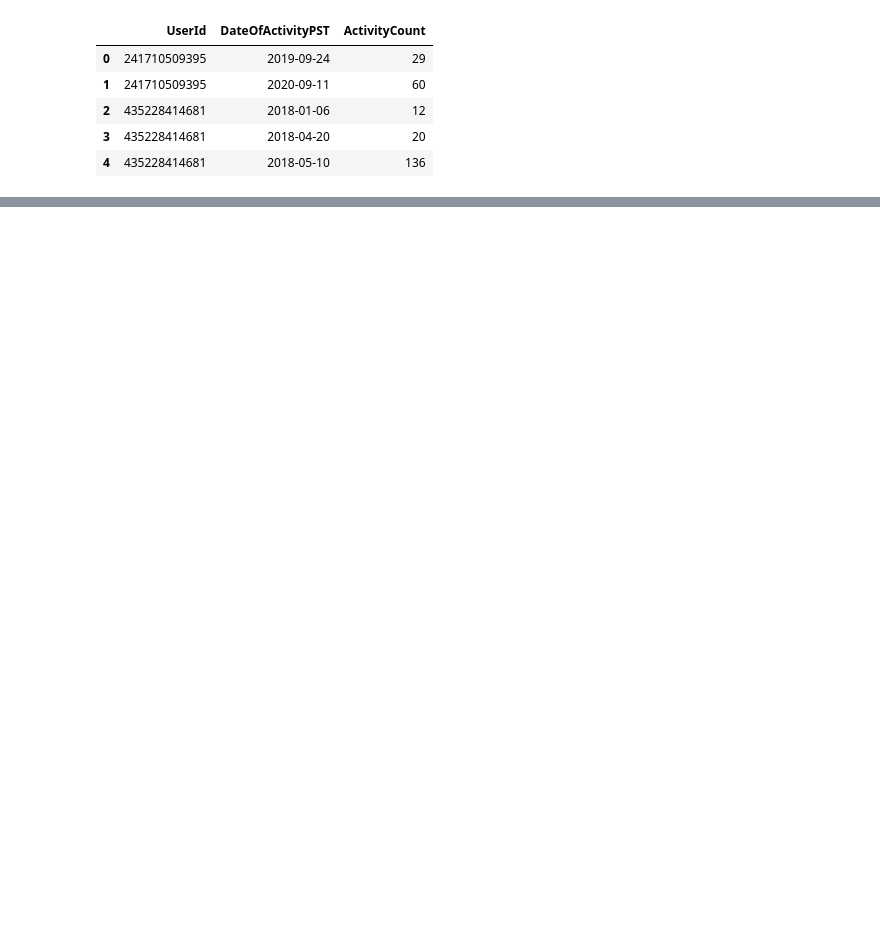
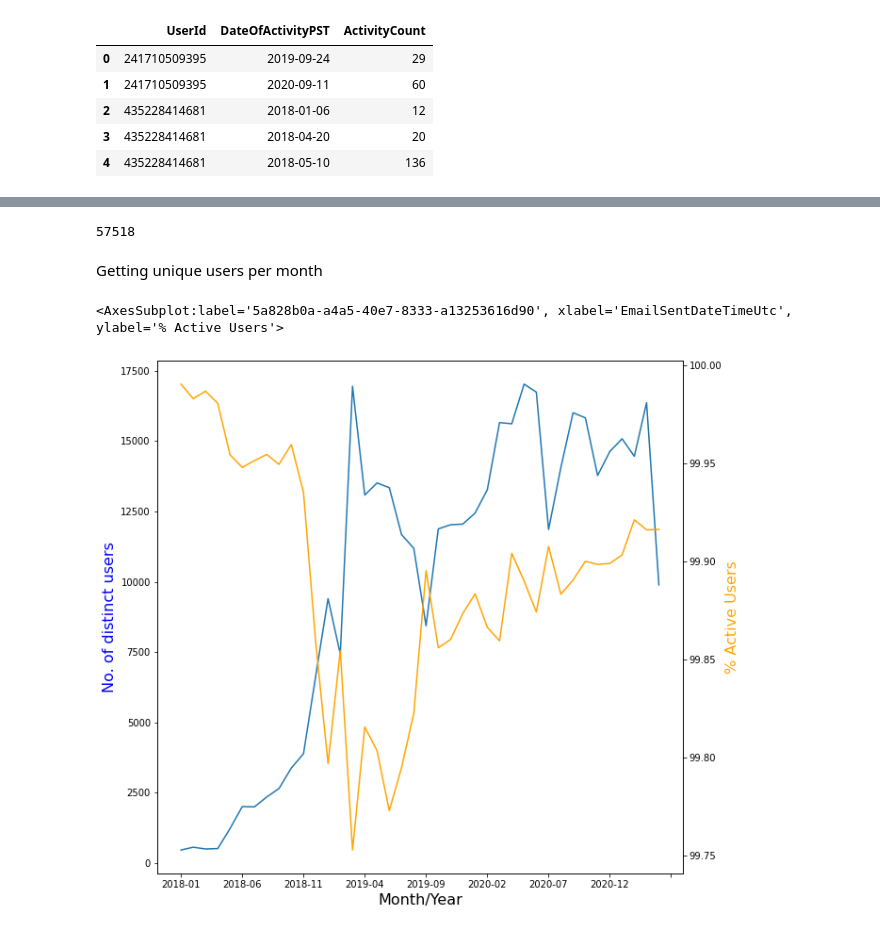
Before and after one commit to mzamini92/fieldlevel-datascience-internship-take-home, a Jupyter notebook: Exercise.ipynb, the cells around one changed output, grey strips where cells are left out. Drawn from its saved outputs; the diff is of its cells as text; code cells hidden in the pictures; blank space fills up the shorter version.

```diff
--- a/Exercise.ipynb
+++ b/Exercise.ipynb
@@ -27,0 +91,28 @@ display(df_activity.head())
+# %%
+merged['EmailSentDateTimeUtc'] = pd.to_datetime(merged['EmailSentDateTimeUtc'])
+merged['EmailOpenedDateTimeUtc'] = pd.to_datetime(merged['EmailOpenedDateTimeUtc'])
+merged['EmailClickedDateTimeUtc'] = pd.to_datetime(merged['EmailClickedDateTimeUtc'])
+# %%
+#total inactive users
+merged['DateOfActivityPST'].isna().sum()
+# %% [output]
+57518
+# %%
+active_users = merged[['EmailSentDateTimeUtc','UserId','DateOfActivityPST']]
+# %%
+au = active_users.groupby(active_users['EmailSentDateTimeUtc'].dt.strftime('%Y-%m'))['DateOfActivityPST'].apply(lambda x: x.notnull().sum()/len(x)*100)
+# %% [markdown]
+Getting unique users per month
+# %%
+df_emails['EmailSentDateTimeUtc'] = pd.to_datetime(df_emails['EmailSentDateTimeUtc'])
+unique_ids = df_emails.groupby(df_emails['EmailSentDateTimeUtc'].dt.strftime('%Y-%m'))['UserId'].nunique()
+# %%
+ax = unique_ids.plot(figsize=(10,10))
+ax.set_xlabel('Month/Year', color='black', fontsize=16)
+ax.set_ylabel('No. of distinct users', color='blue', fontsize=16)
+ax2 = ax.twinx()
+ax2.set_ylabel('% Active Users', color='orange', fontsize=16)
+au.plot(color = 'orange')
+# %% [output]
+<AxesSubplot:label='5a828b0a-a4a5-40e7-8333-a13253616d90', xlabel='EmailSentDateTimeUtc', ylabel='% Active Users'>
+[figure, added]
```
Also changed, not shown: parts of 12 cells of this notebook.
